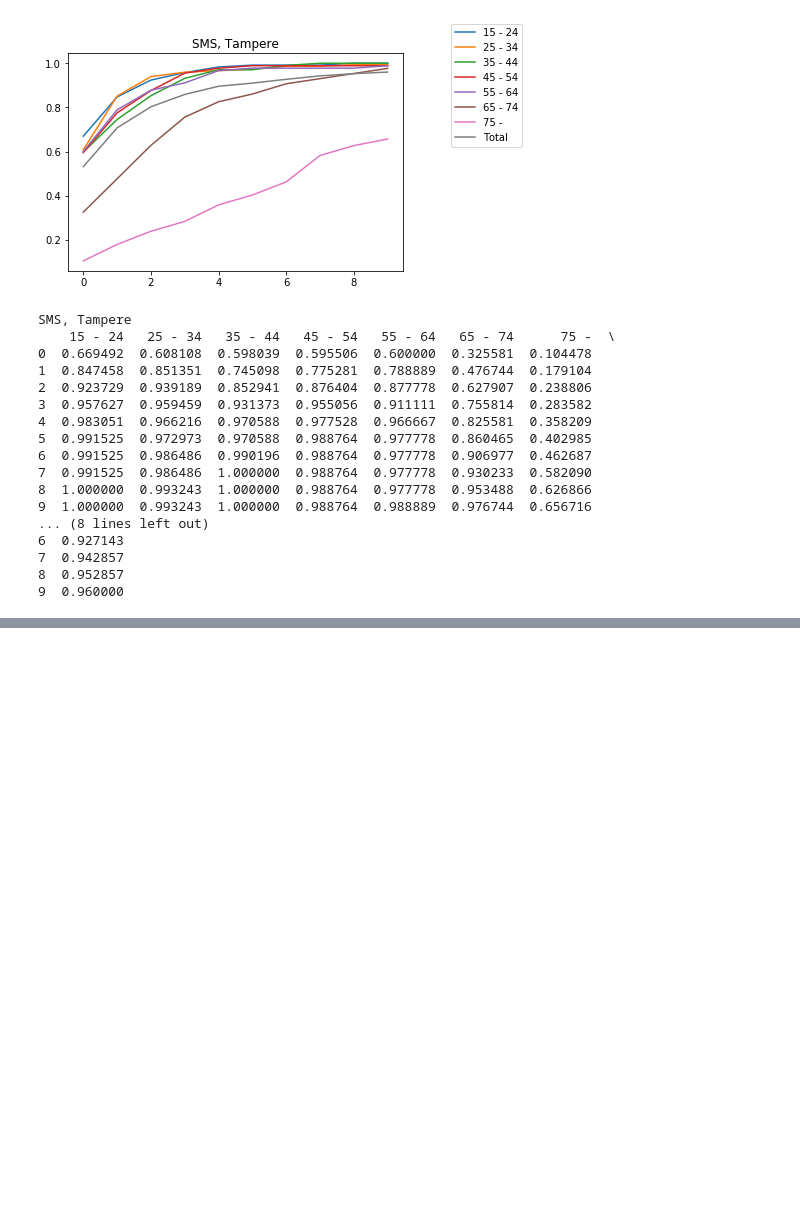
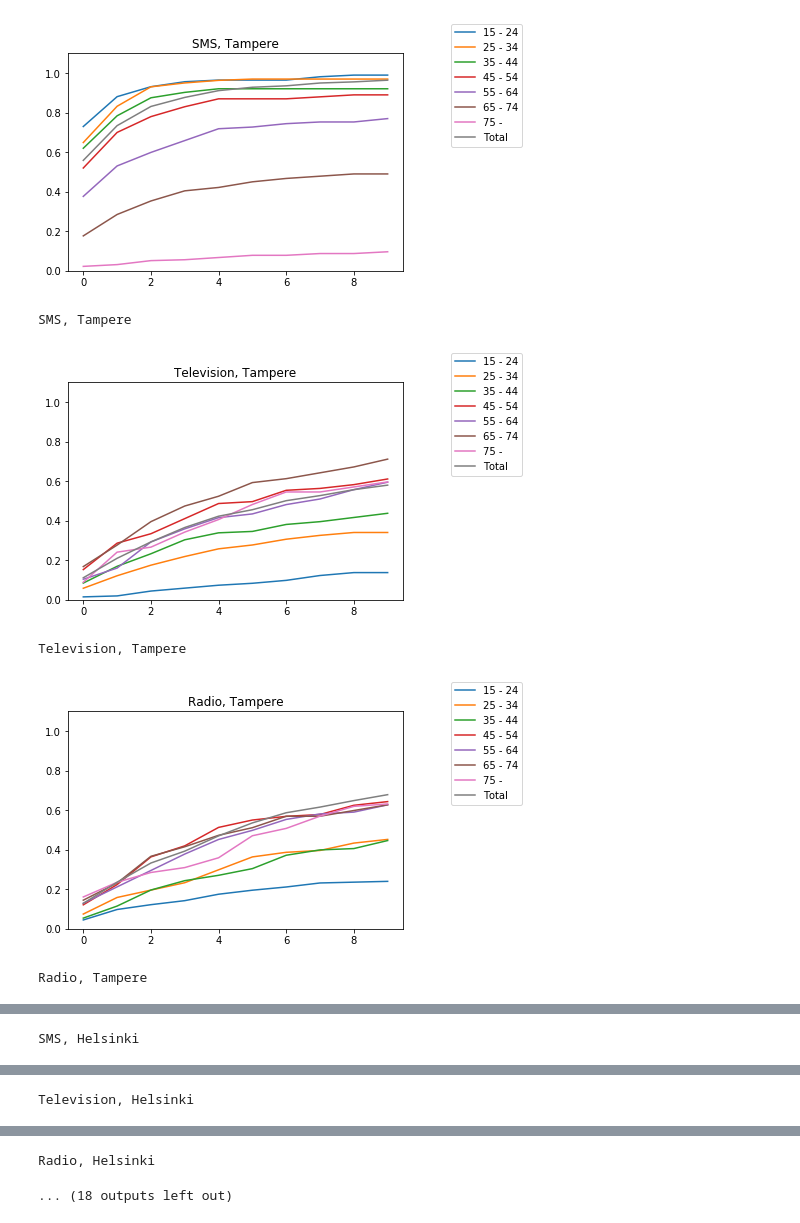
Before and after one commit to Mikko1o/EmergencyWarnings, a Jupyter notebook: simulation1.ipynb, the cells around one changed output, grey strips where cells are left out. Cells and saved outputs as stored; diff of their text form; code cells hidden in the pictures; blank space fills up the shorter version.

```diff
--- a/simulation1.ipynb
+++ b/simulation1.ipynb
@@ -3,6 +3,8 @@ import numpy as np
 #import seaborn as sns
 import pandas as pd
 import matplotlib.pyplot as plt
+
+reach = pd.read_csv('DailyReach.csv')
 
 def get_population(pop_size):
     df_finland = pd.read_csv('vaerak_001_201700.csv', sep=';')
@@ -10,6 +12,8 @@ def get_population(pop_size):
     df_tampere = pd.read_csv('vaerak_tampere.csv', sep=';')
     df_kajaani = pd.read_csv('vaerak_kajaani.csv', sep=';')
     df_inari = pd.read_csv('vaerak_inari.csv', sep=';')
+
+    #df_finland = df_finland.rename(columns={'75 - 89':'75 -'})
 
     populations = [df_finland, df_helsinki, df_tampere, df_kajaani, df_inari]
 
@@ -21,7 +25,6 @@ def get_population(pop_size):
 
     populations = pd.concat(populations)
     return populations
-
 
 def iterfunc(y):
     x = np.random.random()
@@ -81,14 +84,20 @@ def simulate_radio(set_area, pop_size, steps):
     # A variable for remembering the previous step
     df['temp'] = 0
 
+    #reach percentage for the radio
+    reach_radio = reach.values[:,1]/100
+
     # Simulations for radio
     for i in range(steps):
         df.temp = df.reached
         df.reached = df.probability.apply(iterfunc)
         df.loc[df.temp == 1, 'reached'] = 1
+        xx=0
         for x in groups:
             z = pop.loc[pop.Age == x, 'Population 2017'].iloc[0]
-            results.loc[i, x] = df.loc[df.Age == x, 'reached'].sum()/z
+            #results.loc[i, x] = df.loc[df.Age == x, 'reached'].sum()/z
+            results.loc[i, x] = np.minimum(df.loc[df.Age == x, 'reached'].sum()/z, (df.loc[df.Age == x, 'reached'].sum()/z)*reach_radio[xx])
+            xx+=1
         results.loc[i, 'Total'] = df.reached.sum()/(pop['Population 2017'].sum())
 
     for x in results.columns:
@@ -96,11 +105,14 @@ def simulate_radio(set_area, pop_size, steps):
         plt.legend(bbox_to_anchor=(1, 1),
            bbox_transform=plt.gcf().transFigure)
     plt.title("Radio, " + str(set_area))
+    plt.ylim(0.0,1.1)
+    plt.savefig('plots\\radio_%s.png' % set_area, bbox_inches='tight')
     plt.show()
 
     print("Radio, " + str(set_area))
-    print(results)
-#   results.to_csv('radio_results.csv')
+    #print(results)
+    #results.to_csv('radio_results.csv')
+    return results
 
 
 def simulate_tv(set_area, pop_size, steps):
@@ -159,14 +171,17 @@ def simulate_tv(set_area, pop_size, steps):
     # A variable for remembering the previous step
     df['temp'] = 0
 
+    reach_tv = reach.values[:,2]/100
     # Simulations for television
     for i in range(steps):
         df.temp = df.reached
         df.reached = df.probability.apply(iterfunc)
         df.loc[df.temp == 1, 'reached'] = 1
+        xx=0
         for x in groups:
             z = pop.loc[pop.Age == x, 'Population 2017'].iloc[0]
-            results.loc[i, x] = df.loc[df.Age == x, 'reached'].sum()/z
+            results.loc[i, x] = np.minimum(df.loc[df.Age == x, 'reached'].sum()/z, (df.loc[df.Age == x, 'reached'].sum()/z)*reach_tv[xx])
+            xx+=1
         results.loc[i, 'Total'] = df.reached.sum()/(pop['Population 2017'].sum())
 
     for x in results.columns:
@@ -174,15 +189,19 @@ def simulate_tv(set_area, pop_size, steps):
         plt.legend(bbox_to_anchor=(1, 1),
            bbox_transform=plt.gcf().transFigure)
     plt.title("Television, " + str(set_area))
+    plt.ylim(0.0,1.1)
+    plt.savefig('plots\\tv_%s.png' % set_area, bbox_inches='tight')
     plt.show()
 
     print("Television, " + str(set_area))
-    print(results)
+    #print(results)
+    return results
 
 
 def simulate_sms(set_area, pop_size, steps):
     # cellphone #
     phone1 = pd.read_csv('cellphone_usage.csv')
+    reach_sms = phone1.values[:,2]/100
 
     phone = phone1[0:7]
     phone = phone.drop(columns='Used a cell phone in the last 3mos')
@@ -230,50 +249,55 @@ def simulate_sms(set_area, pop_size, steps):
     df['reached'] = 0
     # A variable for remembering the previous step
     df['temp'] = 0
 
     # Simulations for radio
     for i in range(steps):
         df.temp = df.reached
         df.reached = df.propability.apply(iterfunc)
         df.loc[df.temp == 1, 'reached'] = 1
+        xx=0
         for x in groups:
             z = pop.loc[pop.Age == x, 'Population 2017'].iloc[0]
-            results.loc[i, x] = df.loc[df.Age == x, 'reached'].sum()/z
+            #results.loc[i, x] = df.loc[df.Age == x, 'reached'].sum()/z
+            results.loc[i, x] = np.minimum(df.loc[df.Age == x, 'reached'].sum()/z, (df.loc[df.Age == x, 'reached'].sum()/z)*reach_sms[xx])
+            xx +=1
         results.loc[i, 'Total'] = df.reached.sum()/(pop['Population 2017'].sum())
 
     for x in results.columns:
         plt.plot(results[x], label=x)
         plt.legend(bbox_to_anchor=(1, 1),
            bbox_transform=plt.gcf().transFigure)
     plt.title("SMS, " + str(set_area))
+    plt.ylim(0.0,1.1)
+    plt.savefig('plots\\phone_%s.png' % set_area, bbox_inches='tight')
     plt.show()
+
     #results.to_csv('phone_results.csv')
 
     print("SMS, " + str(set_area))
-    print(results)
+    #print(results)
+    return results
+
 
 
 #simulate_sms('Tampere', 700, 10)
 
 #simulate_tv('Kajaani', 700, 10)
 
 #simulate_radio('Kajaani', 700, 10)
+res_sms = dict()
+res_tv = dict()
+res_radio = dict()
+areas = ['Tampere', 'Helsinki', 'Kajaani', 'Inari', 'Finland']
+
+for area in areas:
+    res_sms[area] = simulate_sms(area, 700, 10)
+    res_tv[area] = simulate_tv(area, 700, 10)
+    res_radio[area] = simulate_radio(area, 700, 10)
 # %% [output]
-[figure, old version]
+[figure, new version]
 SMS, Tampere
-    15 - 24   25 - 34   35 - 44   45 - 54   55 - 64   65 - 74      75 -  \
-0  0.669492  0.608108  0.598039  0.595506  0.600000  0.325581  0.104478
-1  0.847458  0.851351  0.745098  0.775281  0.788889  0.476744  0.179104
-2  0.923729  0.939189  0.852941  0.876404  0.877778  0.627907  0.238806
-3  0.957627  0.959459  0.931373  0.955056  0.911111  0.755814  0.283582
-4  0.983051  0.966216  0.970588  0.977528  0.966667  0.825581  0.358209
-5  0.991525  0.972973  0.970588  0.988764  0.977778  0.860465  0.402985
-6  0.991525  0.986486  0.990196  0.988764  0.977778  0.906977  0.462687
-7  0.991525  0.986486  1.000000  0.988764  0.977778  0.930233  0.582090
-8  1.000000  0.993243  1.000000  0.988764  0.977778  0.953488  0.626866
-9  1.000000  0.993243  1.000000  0.988764  0.988889  0.976744  0.656716
-... (8 lines left out)
-6  0.927143
-7  0.942857
-8  0.952857
-9  0.960000
+[figure, added]
+Television, Tampere
+[figure, added]
+Radio, Tampere
@@ -279,0 +305 @@ SMS, Tampere
+SMS, Helsinki
@@ -279,0 +307 @@ SMS, Tampere
+Television, Helsinki
@@ -279,0 +309,2 @@ SMS, Tampere
+Radio, Helsinki
+... (18 outputs left out)
```
Also changed, not shown: parts of 2 cells of this notebook.
